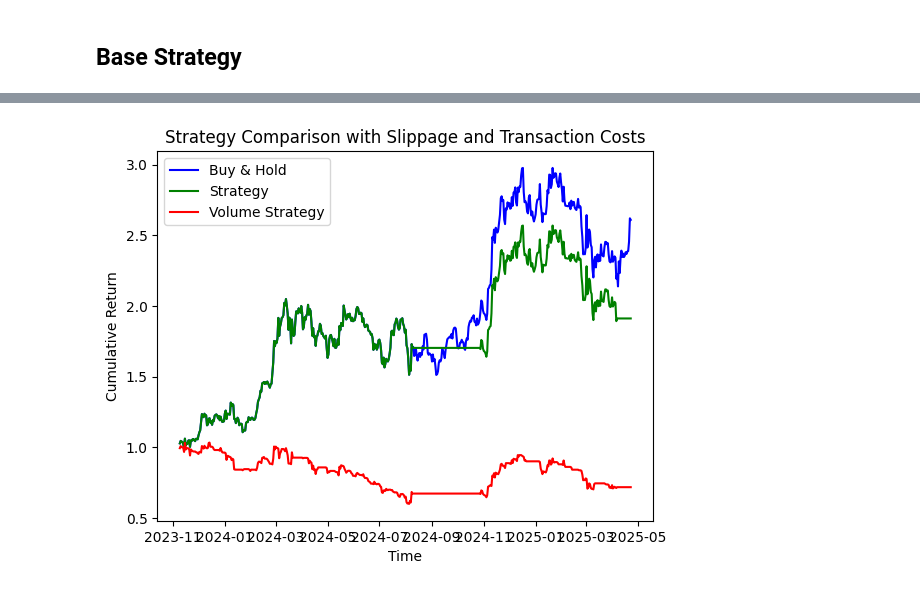
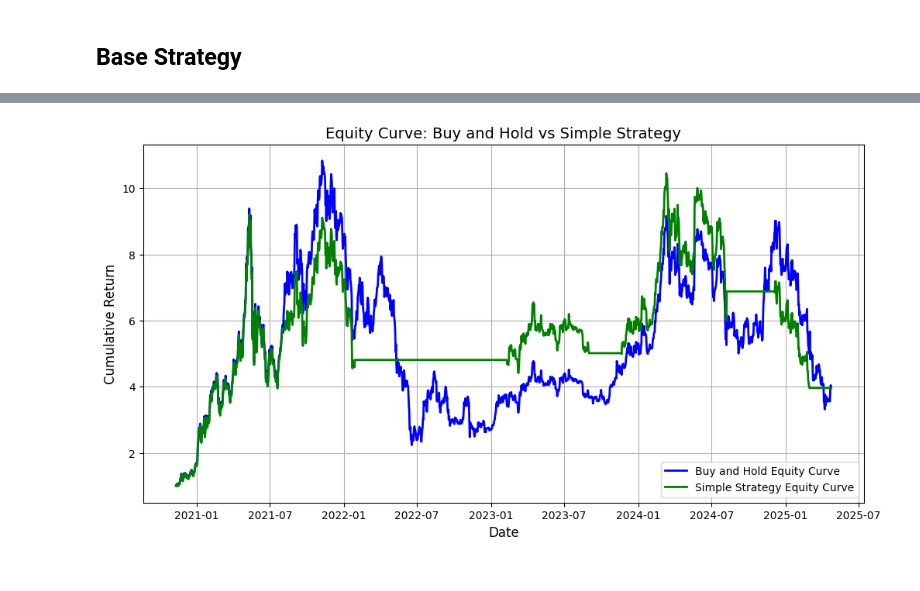
Before and after one commit to dgalassi99/quant-lab, a Jupyter notebook: 01_foundations/W4_MAs_Final_Strategy.ipynb, the cells around one changed output, grey strips where cells are left out. Cells and saved outputs as stored; diff of their text form; code cells hidden in the pictures.

```diff
--- a/01_foundations/W4_MAs_Final_Strategy.ipynb
+++ b/01_foundations/W4_MAs_Final_Strategy.ipynb
@@ -43,15 +43,16 @@ import random
 
 - Wins / Losses
 # %%
+#crossing MAs strategy
 def simple_strategy(df, short_window, long_window):
     df = df.copy()[['close', 'volume']]
 
     df['shortEMA'] = df['close'].rolling(window=short_window).mean()
     df['longEMA'] = df['close'].rolling(window=long_window).mean()
+    df['position'] = (df['shortEMA'] > df['longEMA']).astype(int)
+    df.dropna(inplace=True)
+    df.iloc[-1, df.columns.get_loc('position')] = 0 #force to clsoe trade at the end of teh simulation
+    df.loc[df.index[0], 'position'] = 0  #force to be out of the market at the begining of the simualtion
 
-    df.dropna(inplace=True)
-
-    df['position'] = (df['shortEMA'] > df['longEMA']).astype(int)
-    df.iloc[-1, df.columns.get_loc('position')] = 0  # Force exit
 
     return df
@@ -198,7 +197,7 @@ def strategy_metrics(df):
 ## Base Strategy
 # %%
 #defining the period of analysis
-period = '2y'
+period = '5y'
 #user inputed ticker selection for the analysis
 print('You can select a stock you want to analyze using the ticker convention (e.g AAPL for Apple. GOOGL for Google, ...)')
 tik = input('Select the ticker you want to analyze: ')
@@ -216,8 +215,10 @@ Select the ticker you want to analyze: BTC-USD
 #transaction_cost_pct = float(input('Define the transaction cost as %: '))/100
 slippage_pct = 0.002
 transaction_cost_pct = 0.005
-shortMA = 7
-longMA = 50
+shortMA = 50
+longMA = 200
+vol_window = 20
+vol_threshold =0.02
 # %%
 #calling the strategy function
 #calling the signal generator function
@@ -323,13 +336,12 @@ dtype: bool
 # %%
-plt.plot(df['cumulative_bnh'], label='Buy & Hold', color='blue')
-plt.plot(df['cumulative_strategy'], label='Strategy', color='green')
-plt.plot(dfv['cumulative_strategy'], label='Volume Strategy', color='red')
-
-
-plt.title("Strategy Comparison with Slippage and Transaction Costs")
-plt.xlabel("Time")
-plt.ylabel("Cumulative Return")
-plt.legend(loc='upper left')
+plt.figure(figsize=(12, 6))
+plt.plot(df['cumulative_bnh'], label='Buy and Hold Equity Curve', color='blue', linewidth=2)
+plt.plot(df['cumulative_strategy'], label='Simple Strategy Equity Curve', color='green', linewidth=2)
+plt.title('Equity Curve: Buy and Hold vs Simple Strategy', fontsize=14)
+plt.xlabel('Date', fontsize=12)
+plt.ylabel('Cumulative Return', fontsize=12)
+plt.legend()
+plt.grid(True)
 plt.show()
 # %% [output]
-[figure, old version]
+[figure, new version]
```
Also changed, not shown: parts of 22 cells of this notebook.
